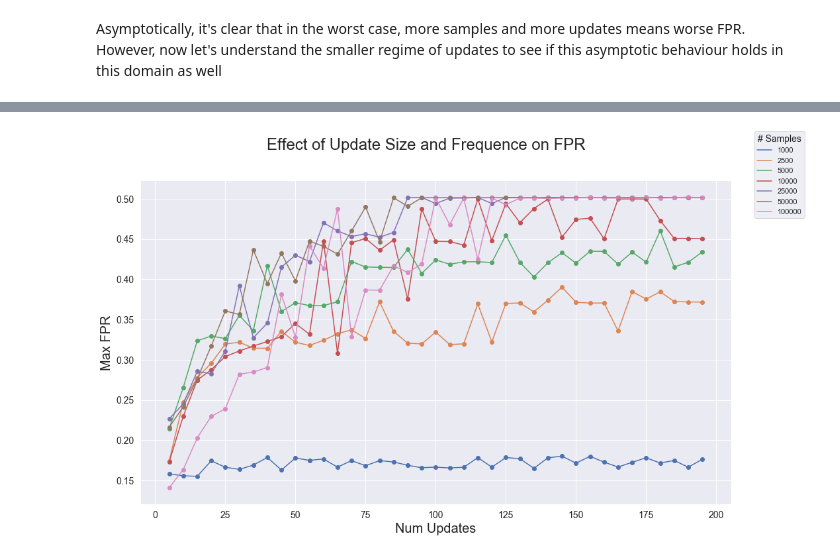
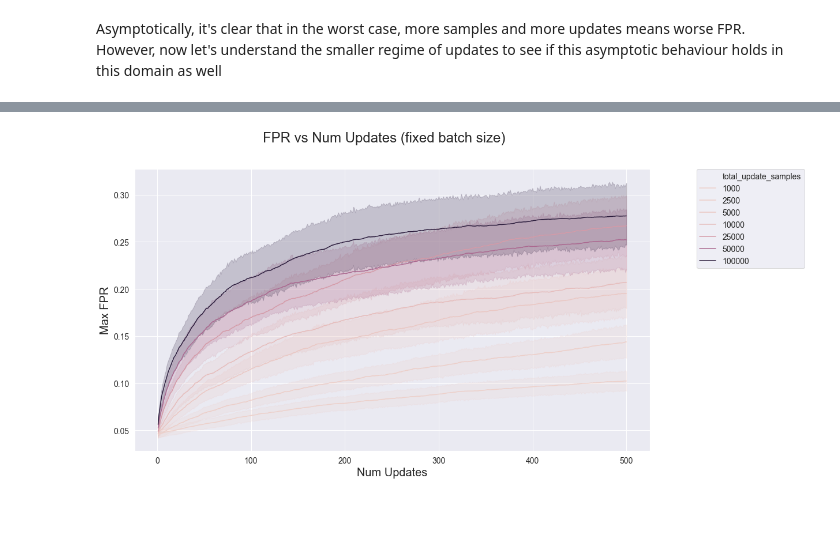
Before and after one commit to georgeadam/feedback_loops, a Jupyter notebook: size_and_frequency.ipynb, the cells around one changed output, grey strips where cells are left out. Saved outputs shown, nothing was run; the diff lists cells and outputs as text; code cells hidden in the pictures; blank space fills up the shorter version.

```diff
--- a/size_and_frequency.ipynb
+++ b/size_and_frequency.ipynb
@@ -174,19 +169,33 @@ for size in sizes:
+# %%
+results_temporal_big = train_update_loop_intermediate(n_train, n_test, sizes, updates, seeds)
+# %%
+results_temporal = results_temporal_big
+# %%
+data_temporal = {"num_updates": [], "total_update_samples": [], "fpr": []}
+
+for size in sizes:
+    for i in range(seeds):
+        data_temporal["fpr"] += results_temporal[size][i]
+        data_temporal["total_update_samples"] += [size] * len(results_temporal[size][i])
+        data_temporal["num_updates"] += (np.arange(updates) + 1).tolist()
+# %%
+data_temporal = pd.DataFrame(data_temporal)
 # %%
 fig = plt.figure(figsize=(16,9))
-fig.suptitle("Effect of Update Size and Frequence on FPR", fontsize=24)
+fig.suptitle("FPR vs Num Updates (fixed batch size)", fontsize=24)
 
 ax = fig.add_subplot(111)
+
+
+g = sns.lineplot(x="num_updates", y="fpr", hue="total_update_samples", legend="full", data=data_temporal, ax=ax)
 ax.set_ylabel("Max FPR", fontsize=20)
 ax.set_xlabel("Num Updates", fontsize=20)
 
-for count, i in enumerate(sizes):
-    ax.plot(list(max_fprs[i].keys()), list(max_fprs[i].values()), label=str(i))
-    ax.scatter(list(max_fprs[i].keys()), list(max_fprs[i].values()))
-
 ax.tick_params(axis='both', which='major', labelsize=14)
 ax.tick_params(axis='both', which='minor', labelsize=14)
-handles, labels = ax.get_legend_handles_labels()
-fig.legend(handles, labels, loc='upper right', title="# Samples", title_fontsize=14)
+
+g.legend(loc='upper right',  ncol=1, bbox_to_anchor=(1.3, 1), borderaxespad=0., prop={'size':14})
+
 fig.show()
 # %% [output]
-[figure, old version]
+[figure, new version]
```
Also changed, not shown: parts of 32 cells of this notebook.
